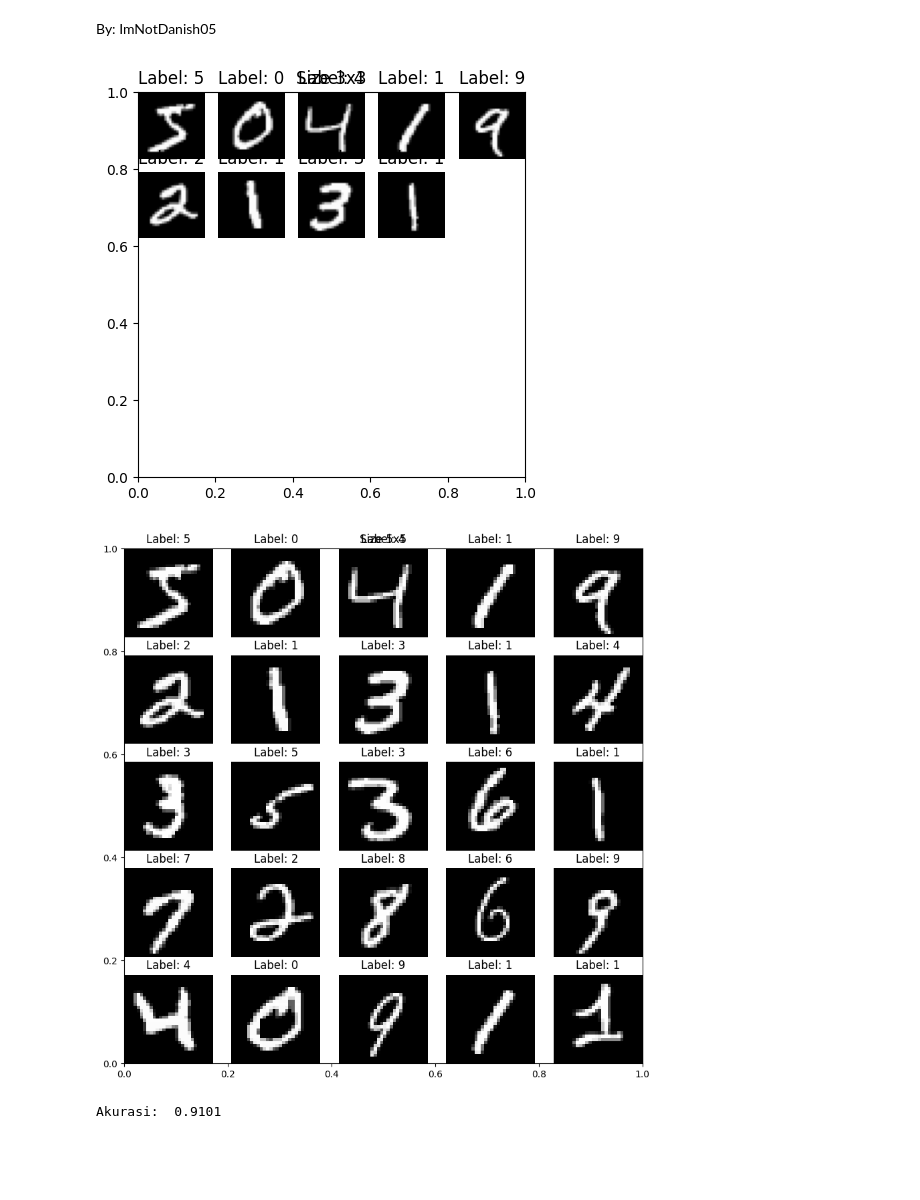
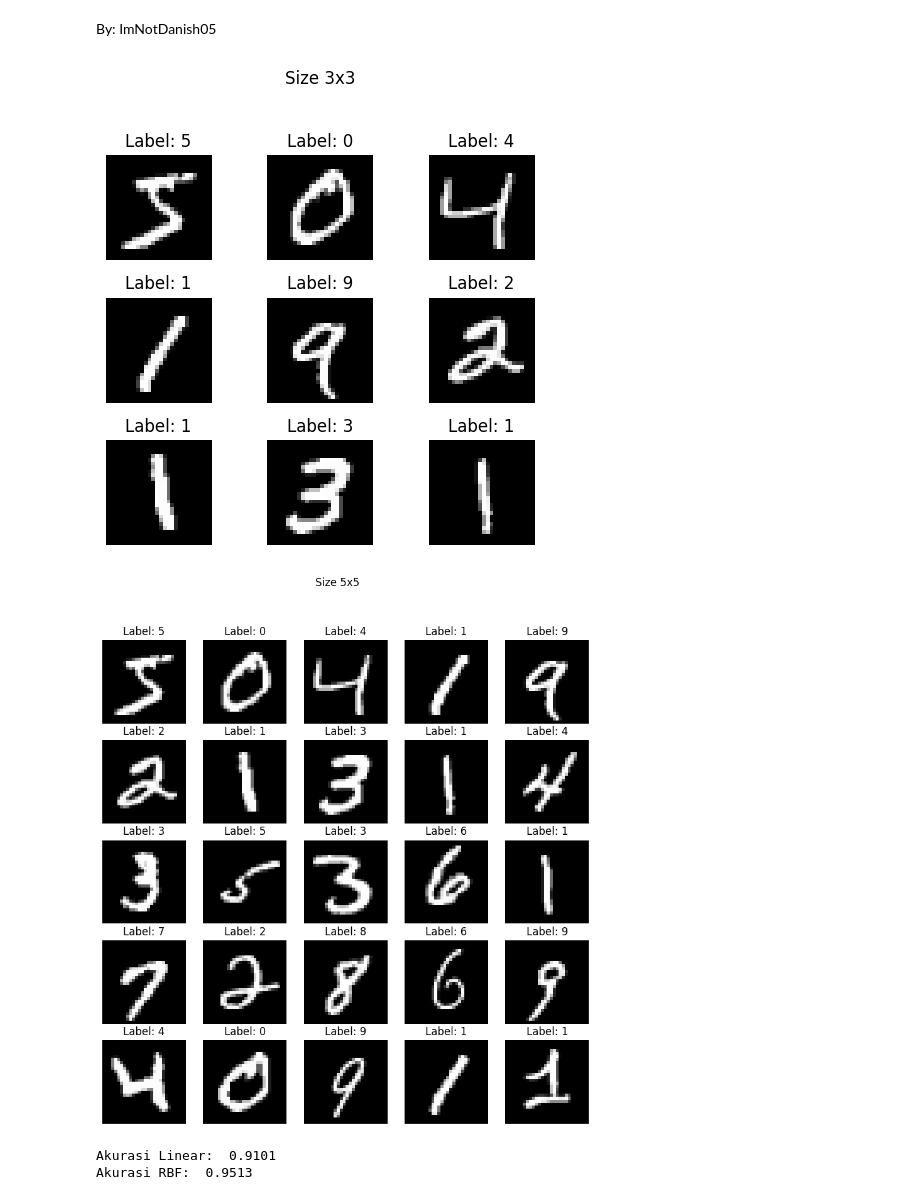
Before and after one commit to ImNotDanish05/2025_Visi-Komputer_TI-2A, a Jupyter notebook: Jobsheet02_KLASIFIKASI-GAMBAR.ipynb, the cells around one changed output. Saved outputs shown, nothing was run; the diff lists cells and outputs as text; code cells hidden in the pictures; blank space fills up the shorter version.

```diff
--- a/Jobsheet02_KLASIFIKASI-GAMBAR.ipynb
+++ b/Jobsheet02_KLASIFIKASI-GAMBAR.ipynb
@@ -4,36 +4,47 @@
 By: ImNotDanish05
 # %%
 # @title Praktikum D1 – Memulai Klasifikasi Gambar dengan Dataset Sederhana
+"""
+Tugas kecil: Cobalah ganti range(9) dengan range(25) untuk menampilkan lebih banyak
+contoh. Apa yang Anda perhatikan dari bentuk tulisan tangan manusia?
+"""
+
 # Load package
 import numpy as np
 import matplotlib.pyplot as plt
 from tensorflow.keras.datasets import mnist
 
 # Load data
 (x_train, y_train), (x_test, y_test) = mnist.load_data()
 
 plt.figure(figsize=(5,5))
-plt.title("Size 3x3")
+plt.suptitle("Size 3x3")
 for i in range(9):
-  plt.subplot(3, 3, i+1)
-  plt.imshow(x_train[i], cmap='gray')
-  plt.title(f"Label: {y_train[i]}")
-  plt.axis('off')
+    plt.subplot(3, 3, i+1)
+    plt.imshow(x_train[i], cmap='gray')
+    plt.title(f"Label: {y_train[i]}")
+    plt.axis('off')
+plt.tight_layout(rect=[0, 0, 1, 0.95])
 plt.show()
 
+
 plt.figure(figsize=(10,10))
-plt.title("Size 5x5")
+plt.suptitle("Size 5x5")
 for i in range(25):
-  plt.subplot(5, 5, i+1)
-  plt.imshow(x_train[i], cmap='gray')
-  plt.title(f"Label: {y_train[i]}")
-  plt.axis('off')
+    plt.subplot(5, 5, i+1)
+    plt.imshow(x_train[i], cmap='gray')
+    plt.title(f"Label: {y_train[i]}")
+    plt.axis('off')
 plt.show()
 # %% [output]
-[figure, old version]
+[figure, new version]
-[figure, old version]
+[figure, new version]
 # %%
 # @title Praktikum D2 – Klasifikasi Gambar dengan Model Machine Learning Tradisional
+"""
+Tugas kecil: Ubah kernel dari linear menjadi rbf. Bagaimana pengaruhnya terhadap
+akurasi?
+"""
 from sklearn import svm
 from sklearn.metrics import accuracy_score
 
@@ -42,14 +53,19 @@ x_train_flatten = x_train.reshape(len(x_train), -1) / 255.0
 x_test_flatten = x_test.reshape(len(x_test), -1) / 255.0
 
 # Training Model
-clf = svm.SVC(kernel='linear', gamma='scale')
+clflinear = svm.SVC(kernel='linear', gamma='scale') # Linear
+clfrbf = svm.SVC(kernel='rbf', gamma='scale') # RBF
 
 # Gunakan subset karena SVM berat :)
 # Batasi masing2 hanya 5000
-clf.fit(x_train_flatten[:5000], y_train[:5000])
+clflinear.fit(x_train_flatten[:5000], y_train[:5000])
+clfrbf.fit(x_train_flatten[:5000], y_train[:5000])
 
-y_pred = clf.predict(x_test_flatten)
+y_predlinear = clflinear.predict(x_test_flatten)
+y_predrbf = clfrbf.predict(x_test_flatten)
 
-print("Akurasi: ", accuracy_score(y_test, y_pred))
+print("Akurasi Linear: ", accuracy_score(y_test, y_predlinear))
+print("Akurasi RBF: ", accuracy_score(y_test, y_predrbf))
 # %% [output]
-Akurasi:  0.9101
+Akurasi Linear:  0.9101
+Akurasi RBF:  0.9513
```
Also changed, not shown: parts of 4 cells of this notebook.
